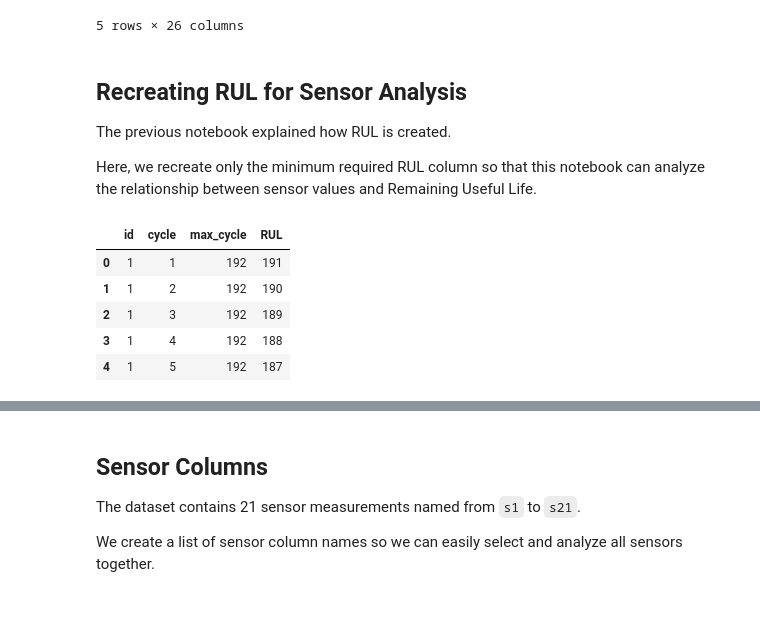
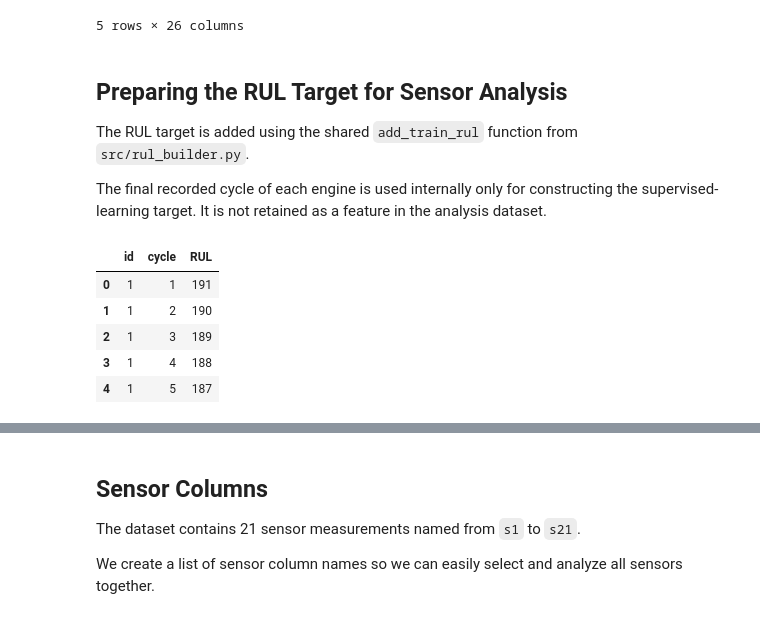
Before and after one commit to Alirzakf/Aircraft-Engine-Predictive-Maintenance-NASA-C-MAPSS, a Jupyter notebook: notebooks/03_sensor_analysis.ipynb, the cells around one changed output, grey strips where cells are left out. Drawn from its saved outputs; the diff is of its cells as text; code cells hidden in the pictures.

```diff
--- a/notebooks/03_sensor_analysis.ipynb
+++ b/notebooks/03_sensor_analysis.ipynb
@@ -20,19 +26,26 @@ This makes the notebook reproducible and allows it to be executed from top to bo
 # %%
-import pandas as pd
+import sys
+from pathlib import Path
+
 import matplotlib.pyplot as plt
+import seaborn as sns
+
+PROJECT_ROOT = Path.cwd().parent
+
+if str(PROJECT_ROOT) not in sys.path:
+    sys.path.append(str(PROJECT_ROOT))
+
+from src.data_loader import load_cmapss_data
+from src.rul_builder import add_train_rul
 # %%
-columns = (
-    ["id", "cycle"]
-    + [f"setting_{i}" for i in range(1, 4)]
-    + [f"s{i}" for i in range(1, 22)]
+data_path = (
+    PROJECT_ROOT
+    / "data"
+    / "raw"
+    / "train_FD001.txt"
 )
 
-df = pd.read_csv(
-    "../data/raw/train_FD001.txt",
-    sep=r"\s+",
-    header=None,
-    names=columns
-)
+df = load_cmapss_data(data_path)
 
 df.head()
 # %% [output]
@@ -65,20 +78,22 @@ Columns:
 | 4 | 1 | 5 | -0.0019 | -0.0002 | 100.0 | 518.67 | 642.37 | 1582.85 | 1406.22 | 14.62 | ... |
 5 rows × 26 columns
 # %% [markdown]
-## Recreating RUL for Sensor Analysis
+## Preparing the RUL Target for Sensor Analysis
 
-The previous notebook explained how RUL is created.
+The RUL target is added using the shared `add_train_rul` function from
+`src/rul_builder.py`.
 
-Here, we recreate only the minimum required RUL column so that this notebook can analyze the relationship between sensor values and Remaining Useful Life.
+The final recorded cycle of each engine is used internally only for
+constructing the supervised-learning target. It is not retained as a
+feature in the analysis dataset.
 # %%
-df["max_cycle"] = df.groupby("id")["cycle"].transform("max")
-df["RUL"] = df["max_cycle"] - df["cycle"]
+df = add_train_rul(df)
 
-df[["id", "cycle", "max_cycle", "RUL"]].head()
+df[["id", "cycle", "RUL"]].head()
 # %% [output]
-|  | id | cycle | max_cycle | RUL |
-| 0 | 1 | 1 | 192 | 191 |
-| 1 | 1 | 2 | 192 | 190 |
-| 2 | 1 | 3 | 192 | 189 |
-| 3 | 1 | 4 | 192 | 188 |
-| 4 | 1 | 5 | 192 | 187 |
+|  | id | cycle | RUL |
+| 0 | 1 | 1 | 191 |
+| 1 | 1 | 2 | 190 |
+| 2 | 1 | 3 | 189 |
+| 3 | 1 | 4 | 188 |
+| 4 | 1 | 5 | 187 |
```
Also changed, not shown: parts of 3 cells of this notebook.
